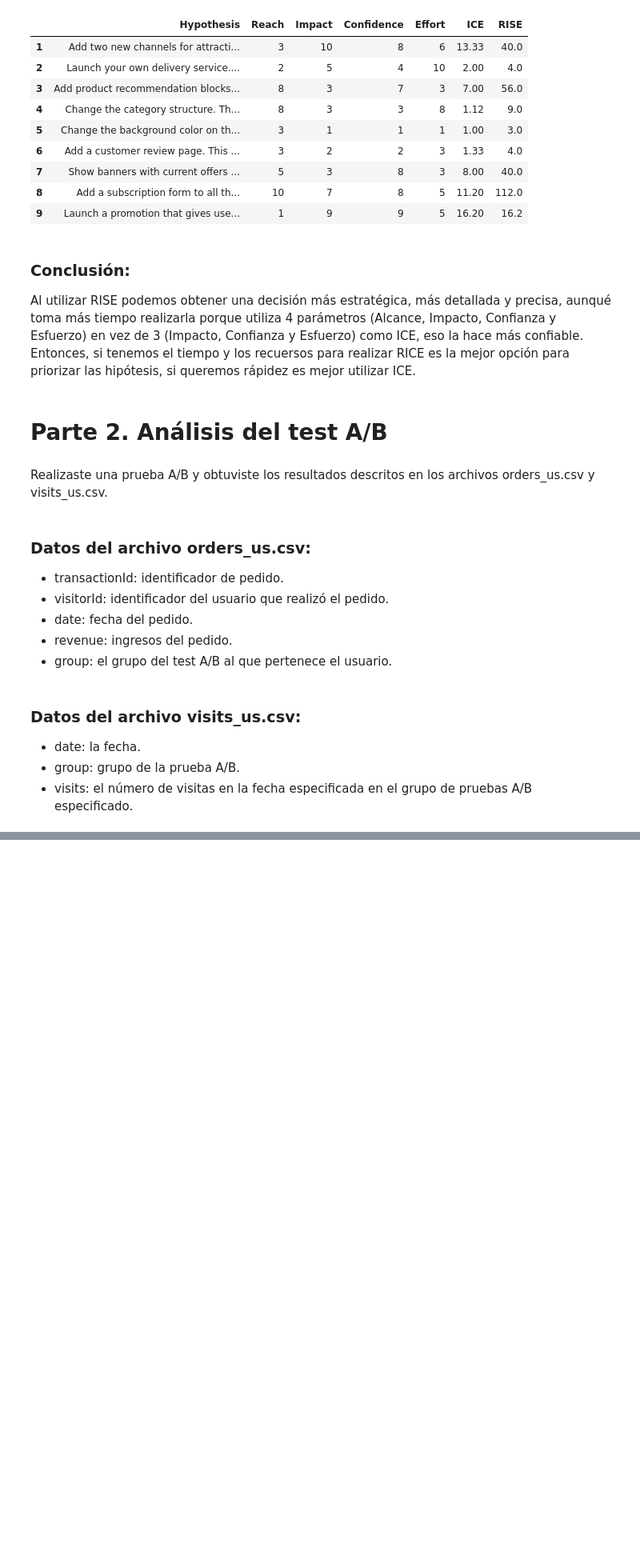
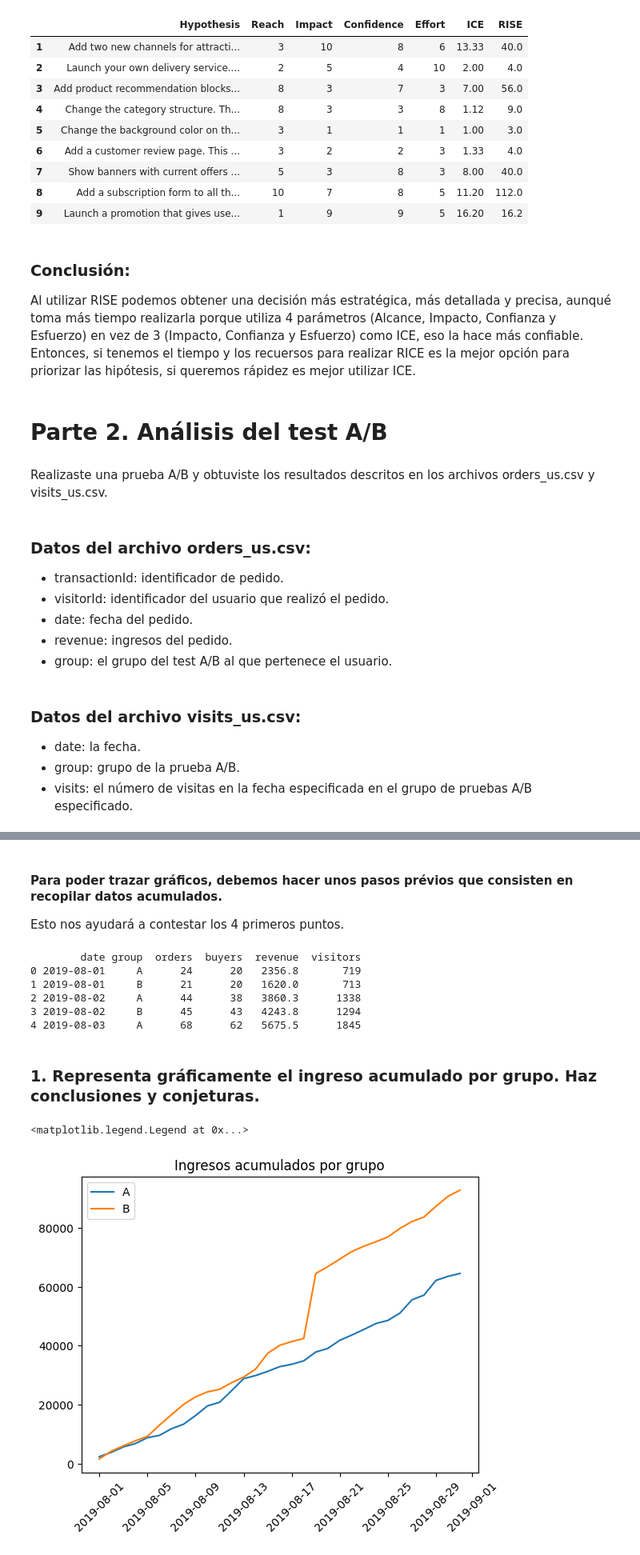
Before and after one commit to pedro-pali/Priorizar_hipotesis_y_Test_A-B, a Jupyter notebook: Proyecto_10.ipynb, the cells around one changed output, grey strips where cells are left out. Shown at 80% size. Drawn from its saved outputs; the diff is of its cells as text; code cells hidden in the pictures; blank space fills up the shorter version.

```diff
--- a/Proyecto_10.ipynb
+++ b/Proyecto_10.ipynb
@@ -144,0 +209,3 @@ Realizaste una prueba A/B y obtuviste los resultados descritos en los archivos o
+# %%
+visits['date'] = pd.to_datetime(visits['date'])
+visits.info()
@@ -144,0 +241,57 @@ Realizaste una prueba A/B y obtuviste los resultados descritos en los archivos o
+# %% [markdown]
+#### Para poder trazar gráficos, debemos hacer unos pasos prévios que consisten en recopilar datos acumulados.
+Esto nos ayudará a contestar los 4 primeros puntos.
+# %%
+# Cramos el DataFrame y eliminamos duplicados
+datesGroups = orders[['date', 'group']].drop_duplicates()
+
+# Declaramos la variable ordersAggregated para almacenar algunos datos que ordenaremos por date y group
+ordersAggregated = datesGroups.apply(
+    lambda x: orders[np.logical_and(orders['date'] <= x['date'], orders['group'] == x['group'])].agg({
+    'date' : 'max',   # Fecha
+    'group' : 'max',   # Gurpos de prueba A/B
+    'transactionId' : pd.Series.nunique,   # El número de pedidos distintos para el grupo de prueba hasta la fecha especificada incluida
+    'visitorId' : pd.Series.nunique,   # El número de usuarios distintos en el grupo de prueba que realizan al menos un pedido hasta la fecha especificada incluida
+    'revenue' : 'sum'}), # Los ingresos totales de pedidos en el grupo de prueba hasta la fecha especificada incluida
+    axis=1).sort_values(by=['date','group'])
+
+# Declaramos la variable visitorsAggregated para almacenar algunos datos y también ordenaremos por date y group
+visitorsAggregated = datesGroups.apply(lambda x: visits[np.logical_and(visits['date'] <= x['date'], visits['group'] == x['group'])].agg({
+    'date' : 'max',   # Fecha
+    'group' : 'max',   # Gurpos de prueba A/B
+    'visits' : 'sum'}),   # El número de pedidos distintos para el grupo de prueba hasta la fecha especificada incluida
+    axis=1).sort_values(by=['date','group'])
+
+# Definimos una nueva variable para unir las dos anteriores la cual llamaremos cumulativeData
+cumulativeData = ordersAggregated.merge(visitorsAggregated, left_on=['date', 'group'], right_on=['date', 'group'])
+
+# Asignamos nombres a las columnas de cumulativeData
+cumulativeData.columns = ['date', 'group', 'orders', 'buyers', 'revenue', 'visitors']
+
+print(cumulativeData.head())
+# %% [output]
+        date group  orders  buyers  revenue  visitors
+0 2019-08-01     A      24      20   2356.8       719
+1 2019-08-01     B      21      20   1620.0       713
+2 2019-08-02     A      44      38   3860.3      1338
+3 2019-08-02     B      45      43   4243.8      1294
+4 2019-08-03     A      68      62   5675.5      1845
+# %%
+# Creamos dos nuevas variables para cada uno de los grupos
+cumulativeRevenueA = cumulativeData[cumulativeData['group']=='A'][['date','revenue', 'orders']]
+cumulativeRevenueB = cumulativeData[cumulativeData['group']=='B'][['date','revenue', 'orders']]
+# %% [markdown]
+### 1. Representa gráficamente el ingreso acumulado por grupo. Haz conclusiones y conjeturas.
+# %%
+# Gráfico de ingresos del grupo A
+plt.plot(cumulativeRevenueA['date'], cumulativeRevenueA['revenue'], label='A')
+
+# Gráfico de ingresos del grupo B
+plt.plot(cumulativeRevenueB['date'], cumulativeRevenueB['revenue'], label='B')
+
+plt.title('Ingresos acumulados por grupo')
+plt.xticks(rotation= 45)
+plt.legend()
+# %% [output]
+<matplotlib.legend.Legend at 0x...>
+[figure, added]
```
Also changed, not shown: parts of 18 cells of this notebook, 1 other file.
